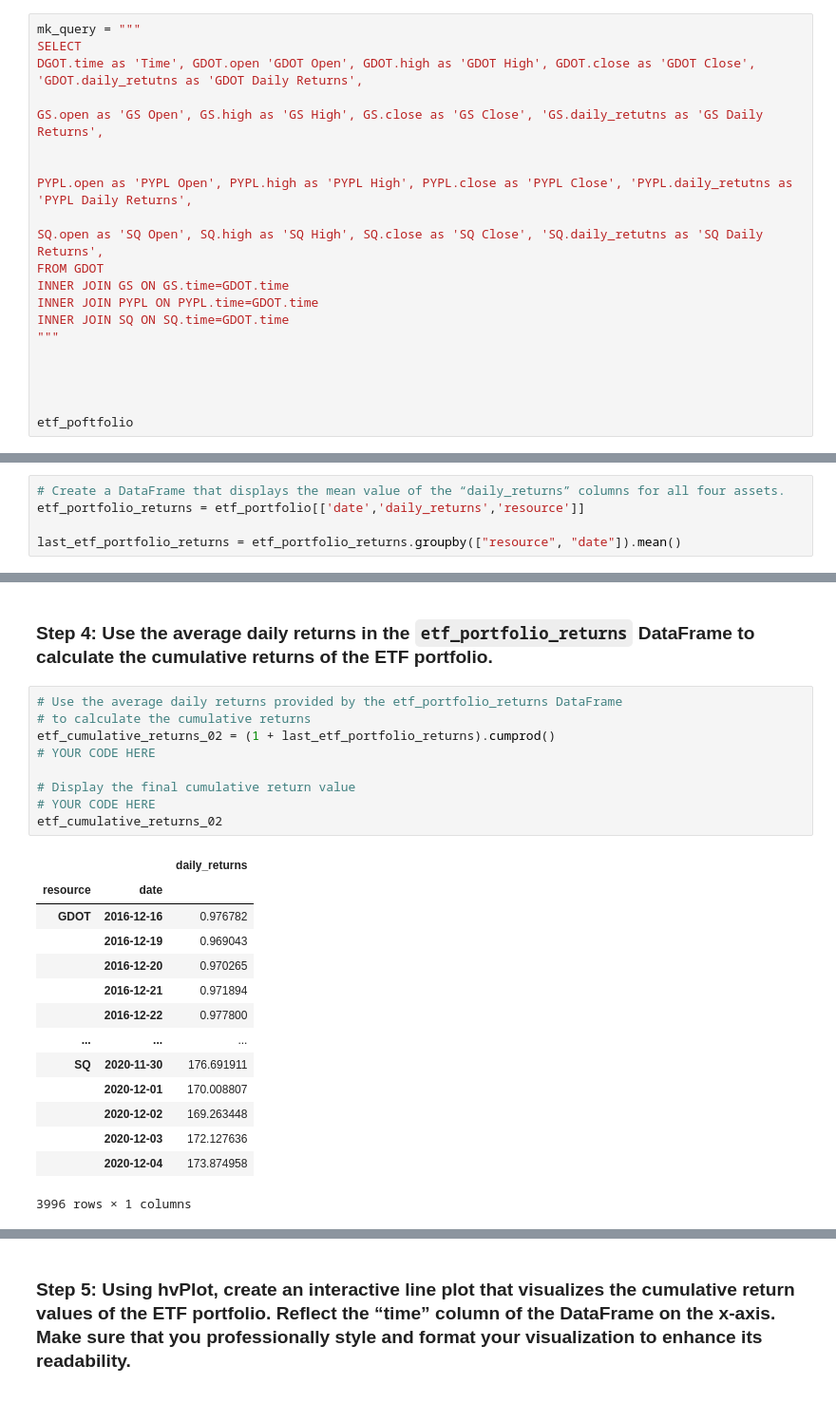
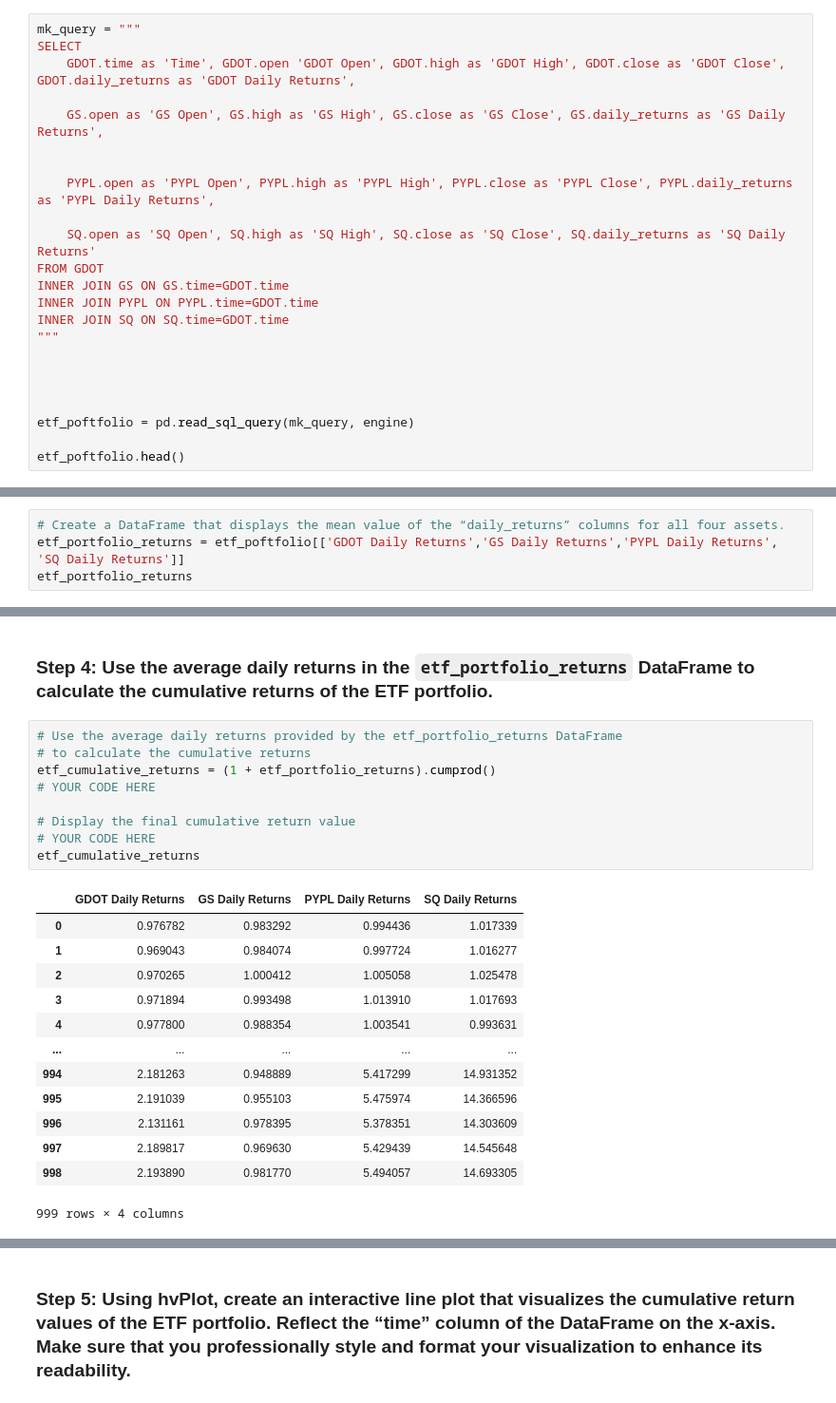
Before and after one commit to MuayThaiLegz/module_07, a Jupyter notebook: etf_analyzer.ipynb, the cells around one changed output, grey strips where cells are left out. Shown at 95% size. Saved outputs shown, nothing was run; the diff lists cells and outputs as text.

```diff
--- a/etf_analyzer.ipynb
+++ b/etf_analyzer.ipynb
@@ -339,14 +339,14 @@ Complete the following steps:
 # %%
 mk_query = """
 SELECT
-DGOT.time as 'Time', GDOT.open 'GDOT Open', GDOT.high as 'GDOT High', GDOT.close as 'GDOT Close', 'GDOT.daily_retutns as 'GDOT Daily Returns',
+    GDOT.time as 'Time', GDOT.open 'GDOT Open', GDOT.high as 'GDOT High', GDOT.close as 'GDOT Close', GDOT.daily_returns as 'GDOT Daily Returns',
 
-GS.open as 'GS Open', GS.high as 'GS High', GS.close as 'GS Close', 'GS.daily_retutns as 'GS Daily Returns',
+    GS.open as 'GS Open', GS.high as 'GS High', GS.close as 'GS Close', GS.daily_returns as 'GS Daily Returns',
 
 
-PYPL.open as 'PYPL Open', PYPL.high as 'PYPL High', PYPL.close as 'PYPL Close', 'PYPL.daily_retutns as 'PYPL Daily Returns',
+    PYPL.open as 'PYPL Open', PYPL.high as 'PYPL High', PYPL.close as 'PYPL Close', PYPL.daily_returns as 'PYPL Daily Returns',
 
-SQ.open as 'SQ Open', SQ.high as 'SQ High', SQ.close as 'SQ Close', 'SQ.daily_retutns as 'SQ Daily Returns',
+    SQ.open as 'SQ Open', SQ.high as 'SQ High', SQ.close as 'SQ Close', SQ.daily_returns as 'SQ Daily Returns'
 FROM GDOT
 INNER JOIN GS ON GS.time=GDOT.time
 INNER JOIN PYPL ON PYPL.time=GDOT.time
@@ -356,5 +356,7 @@ INNER JOIN SQ ON SQ.time=GDOT.time
 
 
 
-etf_poftfolio
+etf_poftfolio = pd.read_sql_query(mk_query, engine)
+
+etf_poftfolio.head()
 # %% [output]
@@ -375,6 +370,5 @@ etf_poftfolio
 ### Step 2: Create a DataFrame that averages the “daily_returns” columns for all four assets. Review the resulting DataFrame.
 # %%
 # Create a DataFrame that displays the mean value of the “daily_returns” columns for all four assets.
-etf_portfolio_returns = etf_portfolio[['date','daily_returns','resource']]
-
-last_etf_portfolio_returns = etf_portfolio_returns.groupby(["resource", "date"]).mean()
+etf_portfolio_returns = etf_poftfolio[['GDOT Daily Returns','GS Daily Returns','PYPL Daily Returns', 'SQ Daily Returns']]
+etf_portfolio_returns
@@ -454,24 +435,23 @@ annualized_etf_portfolio_returns
 # %%
 # Use the average daily returns provided by the etf_portfolio_returns DataFrame
 # to calculate the cumulative returns
-etf_cumulative_returns_02 = (1 + last_etf_portfolio_returns).cumprod()
+etf_cumulative_returns = (1 + etf_portfolio_returns).cumprod()
 # YOUR CODE HERE
 
 # Display the final cumulative return value
 # YOUR CODE HERE
-etf_cumulative_returns_02
+etf_cumulative_returns
 # %% [output]
-|  |  | daily_returns |
-| resource | date |  |
-| GDOT | 2016-12-16 | 0.976782 |
-|  | 2016-12-19 | 0.969043 |
-|  | 2016-12-20 | 0.970265 |
-|  | 2016-12-21 | 0.971894 |
-|  | 2016-12-22 | 0.977800 |
-| ... | ... | ... |
-| SQ | 2020-11-30 | 176.691911 |
-|  | 2020-12-01 | 170.008807 |
-|  | 2020-12-02 | 169.263448 |
-|  | 2020-12-03 | 172.127636 |
-|  | 2020-12-04 | 173.874958 |
+|  | GDOT Daily Returns | GS Daily Returns | PYPL Daily Returns | SQ Daily Returns |
+| 0 | 0.976782 | 0.983292 | 0.994436 | 1.017339 |
+| 1 | 0.969043 | 0.984074 | 0.997724 | 1.016277 |
+| 2 | 0.970265 | 1.000412 | 1.005058 | 1.025478 |
+| 3 | 0.971894 | 0.993498 | 1.013910 | 1.017693 |
+| 4 | 0.977800 | 0.988354 | 1.003541 | 0.993631 |
+| ... | ... | ... | ... | ... |
+| 994 | 2.181263 | 0.948889 | 5.417299 | 14.931352 |
+| 995 | 2.191039 | 0.955103 | 5.475974 | 14.366596 |
+| 996 | 2.131161 | 0.978395 | 5.378351 | 14.303609 |
+| 997 | 2.189817 | 0.969630 | 5.429439 | 14.545648 |
+| 998 | 2.193890 | 0.981770 | 5.494057 | 14.693305 |
-3996 rows × 1 columns
+999 rows × 4 columns
```
Also changed, not shown: parts of 12 cells of this notebook.
